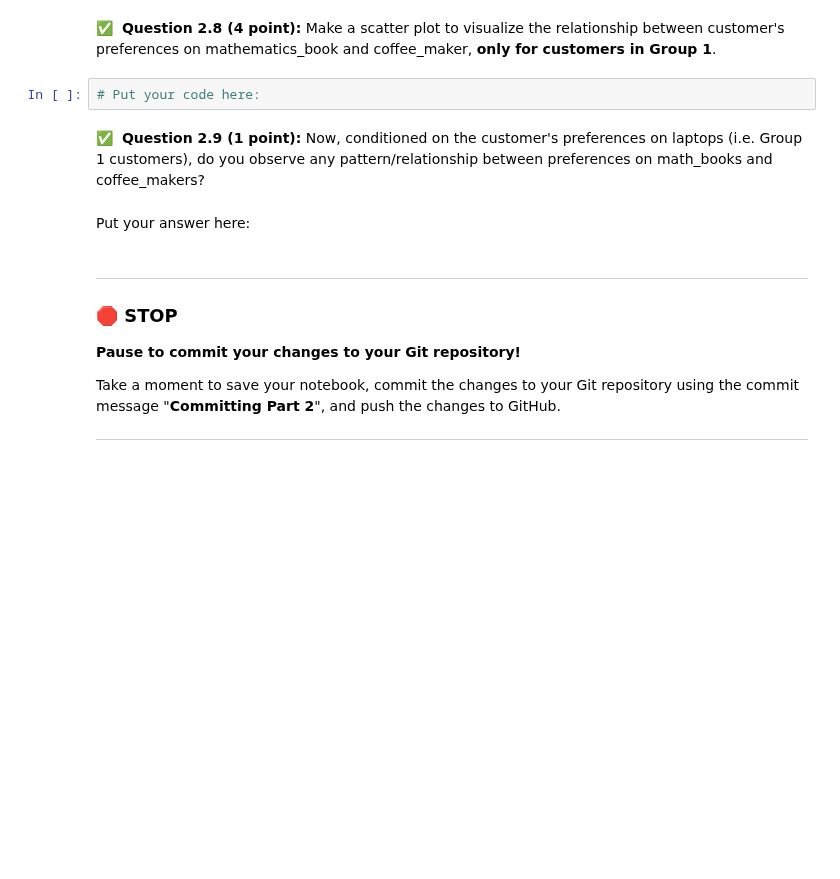
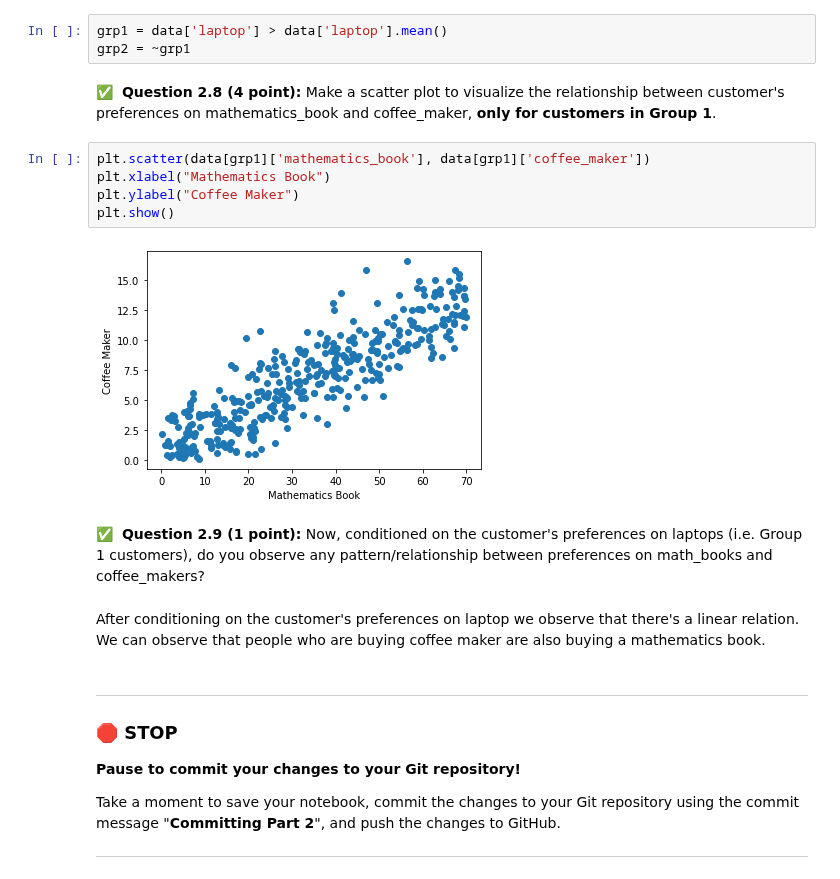
Before and after one commit to Rajmeet/cmse202-s22-turnin, a Jupyter notebook: midterm/CMSE202-Midterm-Section-002-S22-RajmeetSinghChandok.ipynb, the cells around one changed output. Drawn from its saved outputs; the diff is of its cells as text; blank space fills up the shorter version.

```diff
--- a/midterm/CMSE202-Midterm-Section-002-S22-RajmeetSinghChandok.ipynb
+++ b/midterm/CMSE202-Midterm-Section-002-S22-RajmeetSinghChandok.ipynb
@@ -96,11 +128,19 @@ Group 2: all other customers.
+# %%
+grp1 = data['laptop'] > data['laptop'].mean()
+grp2 = ~grp1
 # %% [markdown]
 &#9989;&nbsp; **Question 2.8 (4 point):** Make a scatter plot to visualize the relationship between customer's preferences on mathematics_book and coffee_maker, **only for customers in Group 1**.
-# %%
-# Put your code here:
+# %%
+plt.scatter(data[grp1]['mathematics_book'], data[grp1]['coffee_maker'])
+plt.xlabel("Mathematics Book")
+plt.ylabel("Coffee Maker")
+plt.show()
+# %% [output]
+[figure, added]
 # %% [markdown]
 &#9989;&nbsp; **Question 2.9 (1 point):** Now, conditioned on the customer's preferences on laptops (i.e. Group 1 customers), do you observe any pattern/relationship between preferences on math_books and coffee_makers?
-# %% [markdown]
-Put your answer here:
+# %% [markdown]
+After conditioning on the customer's preferences on laptop we observe that there's a linear relation. We can observe that people who are buying coffee maker are also buying a mathematics book.
 # %% [markdown]
 ---
 ### &#128721; STOP
```
Also changed, not shown: parts of 17 cells of this notebook, 1 other file.
